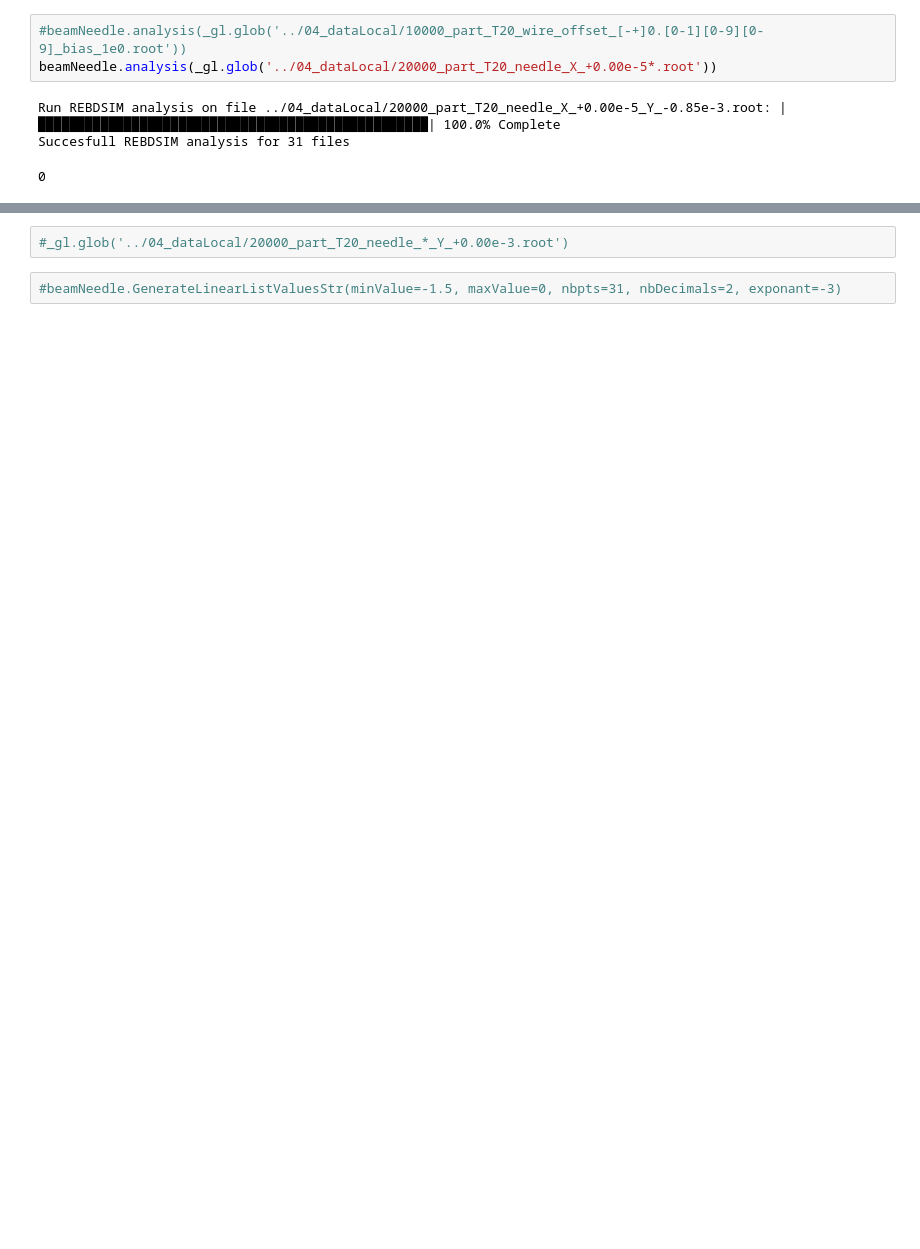
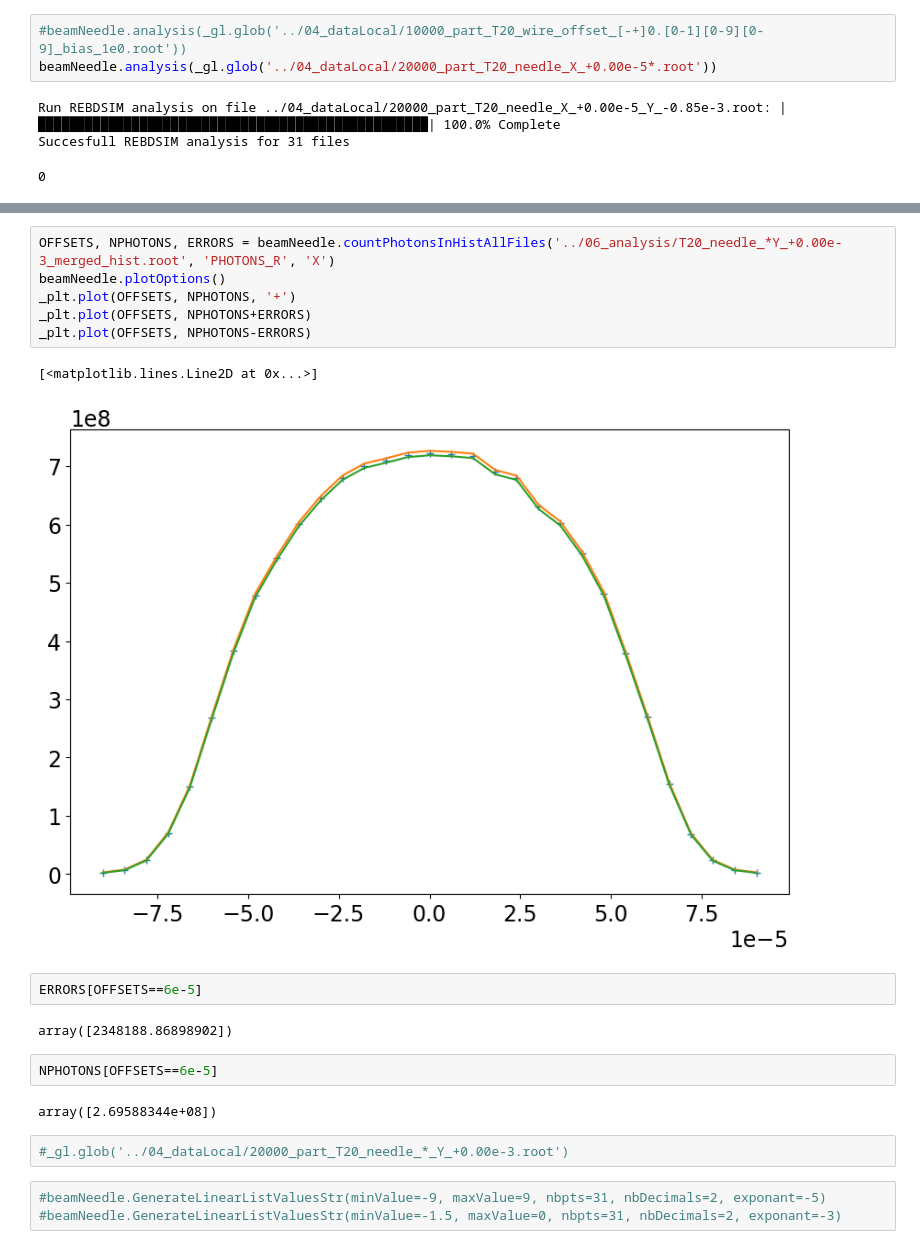
Before and after one commit to MarinDeniaud/luxe-backgrounds, a Jupyter notebook: 06_analysis/Beam_needle_analysis.ipynb, the cells around one changed output, grey strips where cells are left out. Drawn from its saved outputs; the diff is of its cells as text; blank space fills up the shorter version.

```diff
--- a/06_analysis/Beam_needle_analysis.ipynb
+++ b/06_analysis/Beam_needle_analysis.ipynb
@@ -110,4 +124,22 @@ beamNeedle.PlotIntegralNeedle('../06_analysis/20000_part_T20_needle_X_+0.00e-5*_
+# %%
+OFFSETS, NPHOTONS, ERRORS = beamNeedle.countPhotonsInHistAllFiles('../06_analysis/T20_needle_*Y_+0.00e-3_merged_hist.root', 'PHOTONS_R', 'X')
+beamNeedle.plotOptions()
+_plt.plot(OFFSETS, NPHOTONS, '+')
+_plt.plot(OFFSETS, NPHOTONS+ERRORS)
+_plt.plot(OFFSETS, NPHOTONS-ERRORS)
+# %% [output]
+[<matplotlib.lines.Line2D at 0x...>]
+[figure, added]
+# %%
+ERRORS[OFFSETS==6e-5]
+# %% [output]
+array([2348188.86898902])
+# %%
+NPHOTONS[OFFSETS==6e-5]
+# %% [output]
+array([2.69588344e+08])
 # %%
 #_gl.glob('../04_dataLocal/20000_part_T20_needle_*_Y_+0.00e-3.root')
 # %%
+#beamNeedle.GenerateLinearListValuesStr(minValue=-9, maxValue=9, nbpts=31, nbDecimals=2, exponant=-5)
 #beamNeedle.GenerateLinearListValuesStr(minValue=-1.5, maxValue=0, nbpts=31, nbDecimals=2, exponant=-3)
```
Also changed, not shown: parts of 8 cells of this notebook, 2 other files.
